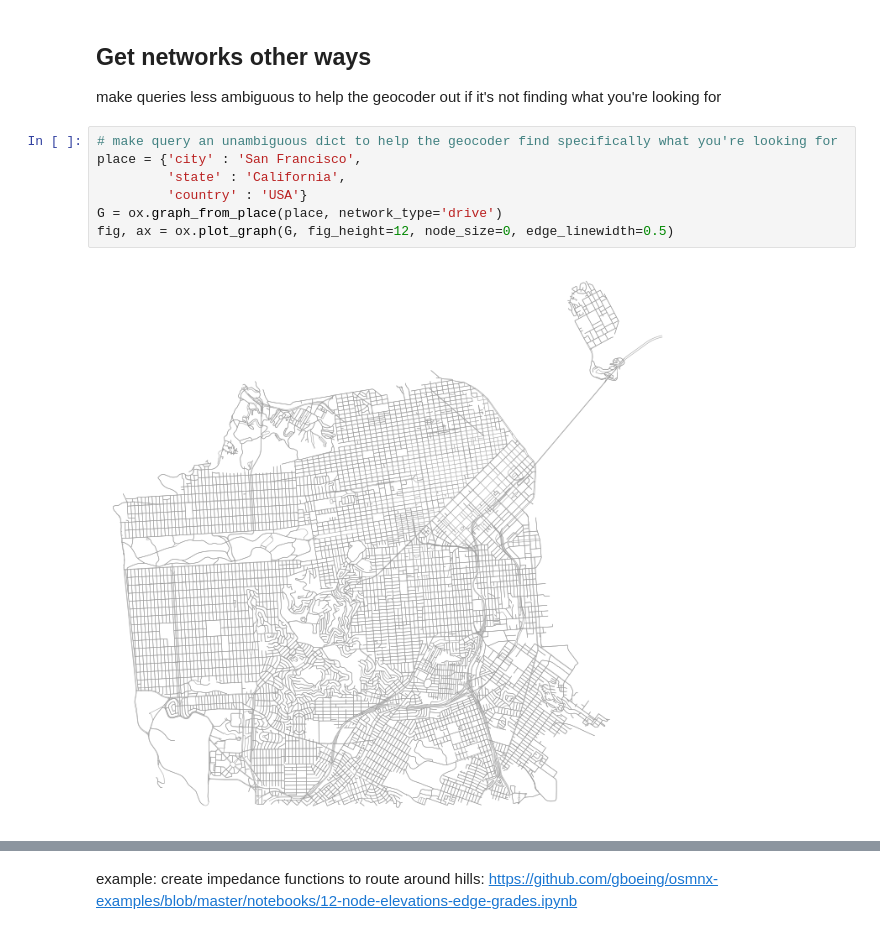
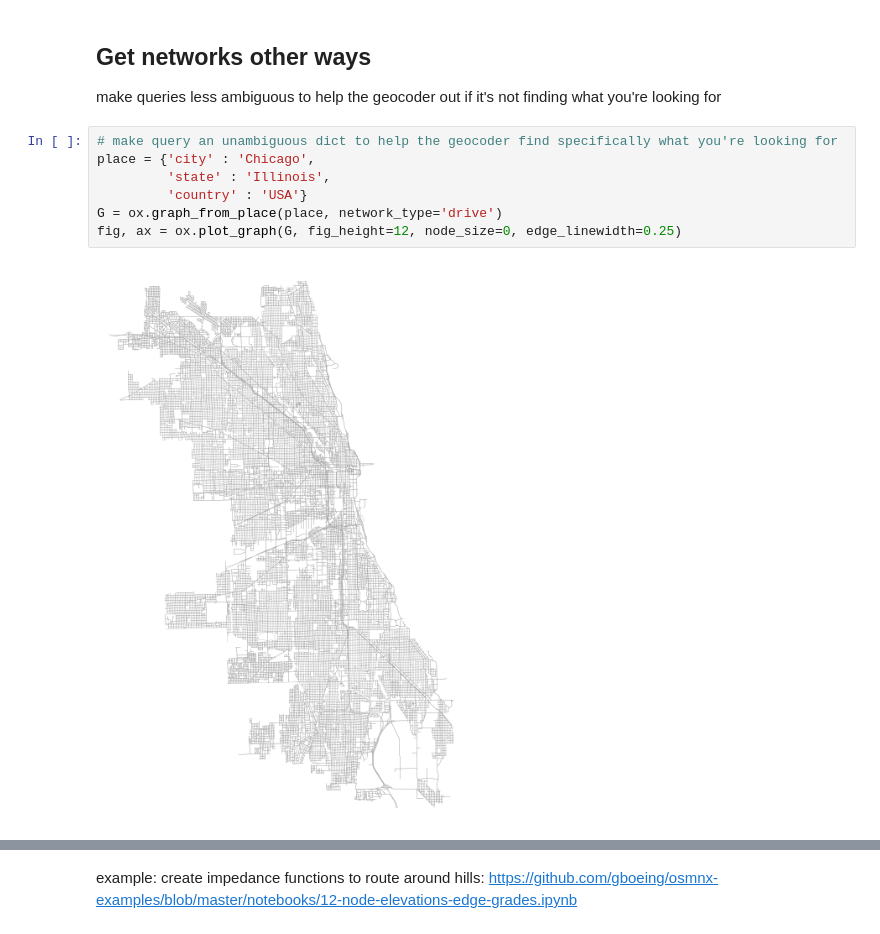
Before and after one commit to ajgatdu2/osmnx-examples, a Jupyter notebook: notebooks/00-osmnx-features-demo.ipynb, the cells around one changed output, grey strips where cells are left out. Cells and saved outputs as stored; diff of their text form.

```diff
--- a/notebooks/00-osmnx-features-demo.ipynb
+++ b/notebooks/00-osmnx-features-demo.ipynb
@@ -139,13 +225,13 @@ ox.great_circle_vec(G.nodes[orig_node]['y'], G.nodes[orig_node]['x'],
 make queries less ambiguous to help the geocoder out if it's not finding what you're looking for
 # %%
 # make query an unambiguous dict to help the geocoder find specifically what you're looking for
-place = {'city' : 'San Francisco',
-         'state' : 'California',
+place = {'city' : 'Chicago',
+         'state' : 'Illinois',
          'country' : 'USA'}
 G = ox.graph_from_place(place, network_type='drive')
-fig, ax = ox.plot_graph(G, fig_height=12, node_size=0, edge_linewidth=0.5)
+fig, ax = ox.plot_graph(G, fig_height=12, node_size=0, edge_linewidth=0.25)
 # %% [output]
-[figure, old version]
+[figure, new version]
 # %%
 # add elevation to nodes automatically, calculate edge grades, plot network
 from keys import google_elevation_api_key
```
Also changed, not shown: parts of 19 cells of this notebook, 10 other files.
